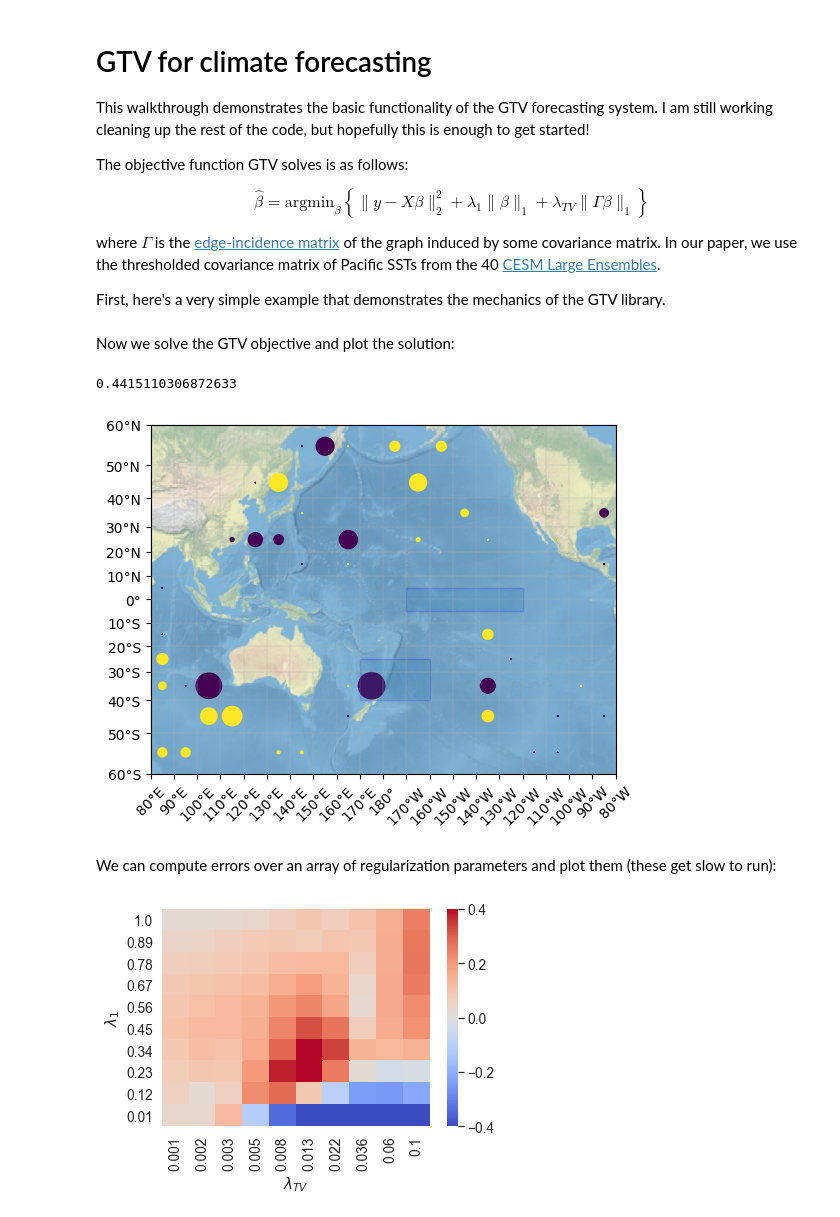
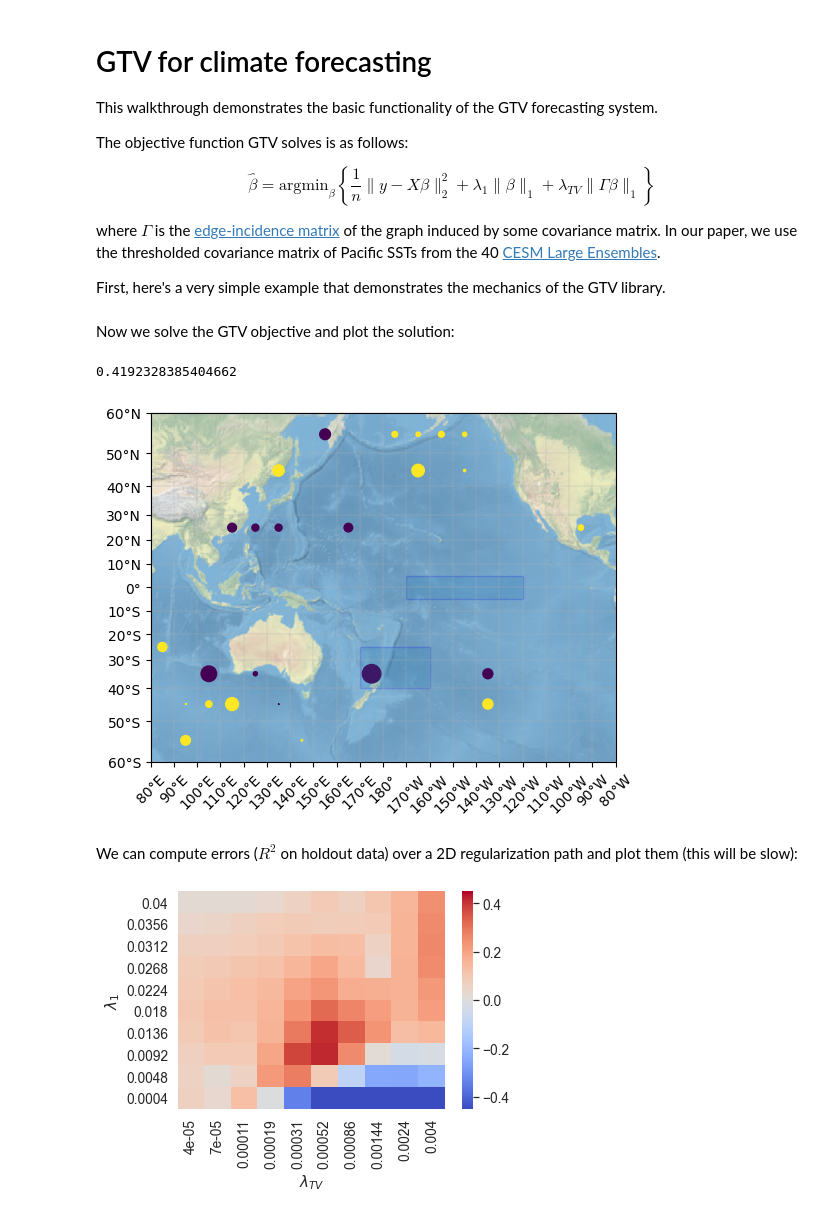
Before and after one commit to Willett-Group/gtv_forecasting, a Jupyter notebook: gtv_example.ipynb, the cells around one changed output. Cells and saved outputs as stored; diff of their text form; code cells hidden in the pictures.

```diff
--- a/gtv_example.ipynb
+++ b/gtv_example.ipynb
@@ -10,11 +10,11 @@ from gtv import *
 # %% [markdown]
 # GTV for climate forecasting
 
-This walkthrough demonstrates the basic functionality of the GTV forecasting system. I am still working cleaning up the rest of the code, but hopefully this is enough to get started!
+This walkthrough demonstrates the basic functionality of the GTV forecasting system.
 
 The objective function GTV solves is as follows:
 
-$$ \hat{\beta} = \text{argmin}_\beta \left \{ \| y - X\beta \|_2^2  + \lambda_1 \| \beta \|_1 + \lambda_{TV} \| \Gamma \beta \|_1 \right\} $$
+$$ \hat{\beta} = \text{argmin}_\beta \left \{ \frac{1}{n} \| y - X\beta \|_2^2  + \lambda_1 \| \beta \|_1 + \lambda_{TV} \| \Gamma \beta \|_1 \right\} $$
 
 where $\Gamma$ is the [edge-incidence matrix](https://en.wikipedia.org/wiki/Incidence_matrix) of the graph induced by some covariance matrix. In our paper, we use the thresholded covariance matrix of Pacific SSTs from the 40 [CESM Large Ensembles](http://www.cesm.ucar.edu/projects/community-projects/LENS/).
 
@@ -39,21 +39,21 @@ y_test = y[50:]
 Now we solve the GTV objective and plot the solution:
 # %%
 # solve GTV for a specified pair of regularization parameters (these aren't optimal just a pair that works)
-beta = gtv_cvx(X_train, y_train, Dlens, lambda_lasso=.3, lambda_tv=.01, alpha=.9)
+beta = gtv_cvx(X_train, y_train, Dlens, lambda_lasso=.013, lambda_tv=.0007, alpha=.9)
 print(r2_score(y_test, X_test@beta))
 # %% [output]
-0.4415110306872633
+0.4192328385404662
 # %%
 # plot the solution
-fts['coef'] = beta
+fts['coef'] = beta/2
 plot_coefs(fts)
 # %% [output]
-[figure, old version]
+[figure, new version]
 # %% [markdown]
-We can compute errors over an array of regularization parameters and plot them (these get slow to run):
+We can compute errors ($R^2$ on holdout data) over a 2D regularization path and plot them (this will be slow):
 # %%
-df = gtv_cvx_path(X, y, Dlens, np.linspace(.01, 1, 10), np.logspace(-3, -1, 10), alpha=.9)
+df = gtv_cvx_path(X, y, Dlens, np.linspace(.01, 1, 10)/25, np.logspace(-3, -1, 10)/25, alpha=.9)
 # %%
-draw_lambda_contour(df.round(3), 'r2', vmin=-.4, vmax=.4)
+draw_lambda_contour(df.round(5), 'r2', vmin=-.45, vmax=.45)
 # %% [output]
-[figure, old version]
+[figure, new version]
```
Also changed, not shown: 1 other file.
